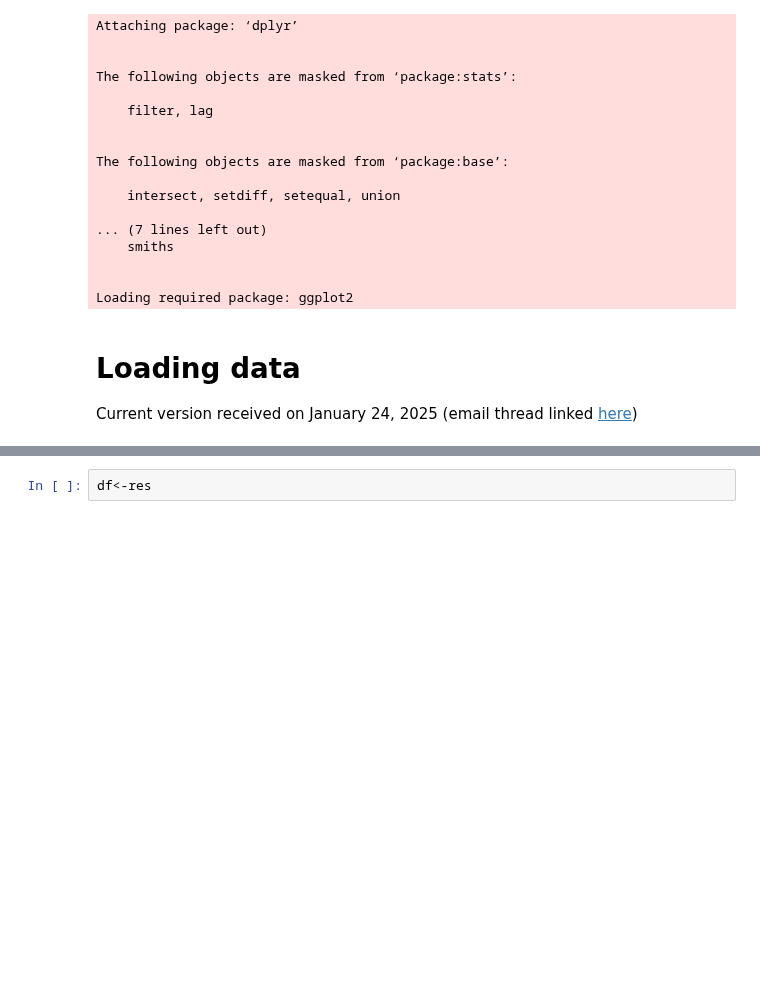
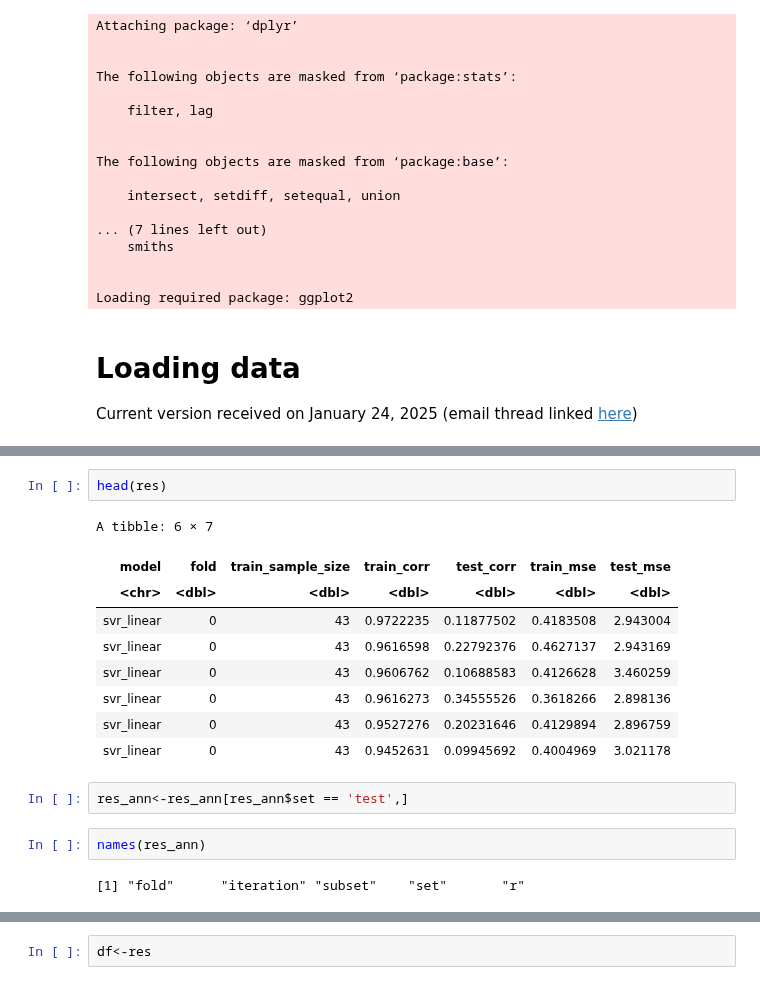
Before and after one commit to hmbaghdassarian/metastatic_potential, a Jupyter notebook: notebooks/A_rna_prediction/05B_assess_power_analysis.ipynb, the cells around one changed output, grey strips where cells are left out. Drawn from its saved outputs; the diff is of its cells as text; blank space fills up the shorter version.

```diff
--- a/notebooks/A_rna_prediction/05B_assess_power_analysis.ipynb
+++ b/notebooks/A_rna_prediction/05B_assess_power_analysis.ipynb
@@ -89,0 +83,18 @@ dbl (4): CI.05, CI.95, mean, penetrance
+# %%
+head(res)
+# %% [output]
+A tibble: 6 × 7
+| model | fold | train_sample_size | train_corr | test_corr | train_mse | test_mse |
+| <chr> | <dbl> | <dbl> | <dbl> | <dbl> | <dbl> | <dbl> |
+| svr_linear | 0 | 43 | 0.9722235 | 0.11877502 | 0.4183508 | 2.943004 |
+| svr_linear | 0 | 43 | 0.9616598 | 0.22792376 | 0.4627137 | 2.943169 |
+| svr_linear | 0 | 43 | 0.9606762 | 0.10688583 | 0.4126628 | 3.460259 |
+| svr_linear | 0 | 43 | 0.9616273 | 0.34555526 | 0.3618266 | 2.898136 |
+| svr_linear | 0 | 43 | 0.9527276 | 0.20231646 | 0.4129894 | 2.896759 |
+| svr_linear | 0 | 43 | 0.9452631 | 0.09945692 | 0.4004969 | 3.021178 |
+# %%
+res_ann<-res_ann[res_ann$set == 'test',]
+# %%
+names(res_ann)
+# %% [output]
+[1] "fold"      "iteration" "subset"    "set"       "r"
```
Also changed, not shown: parts of 4 cells of this notebook, 4 other files.
